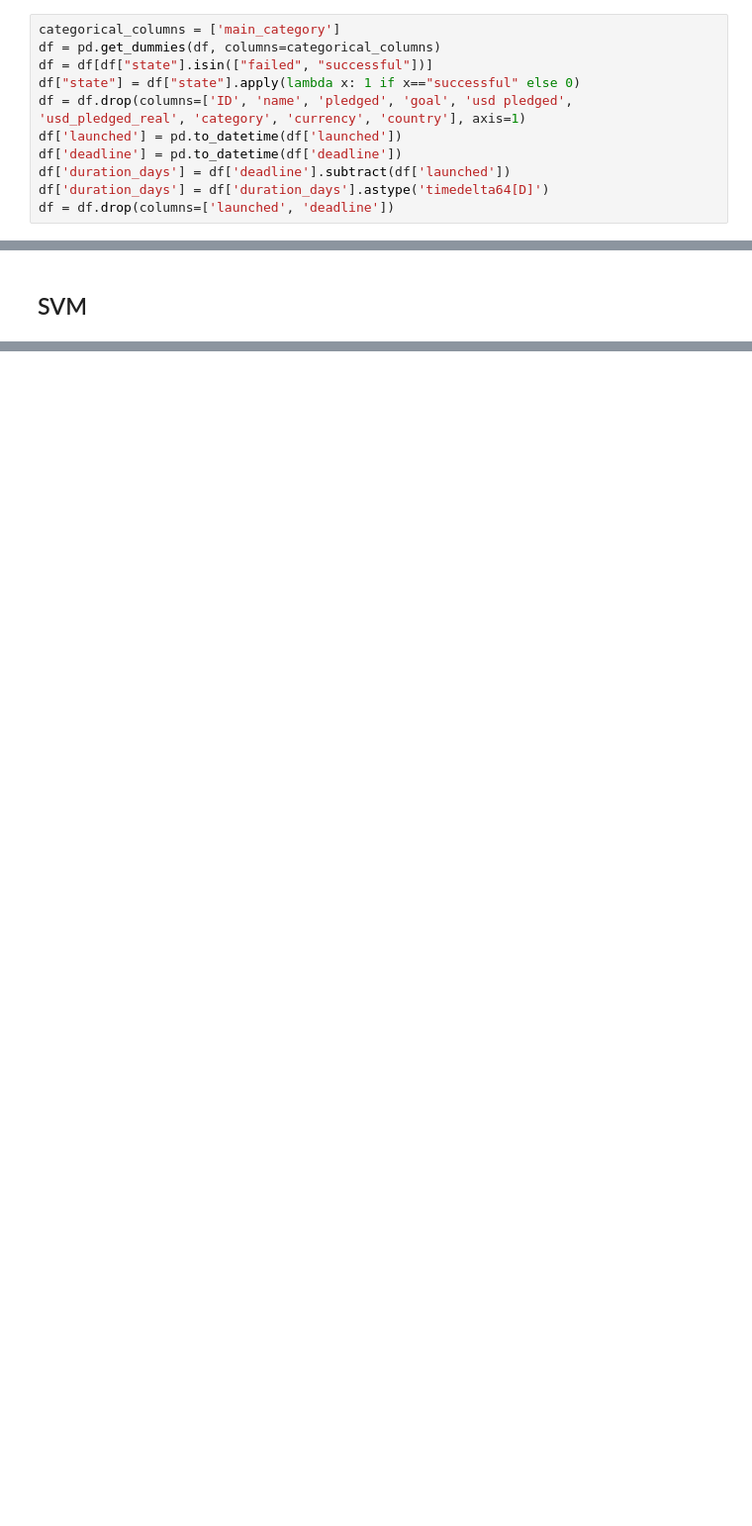
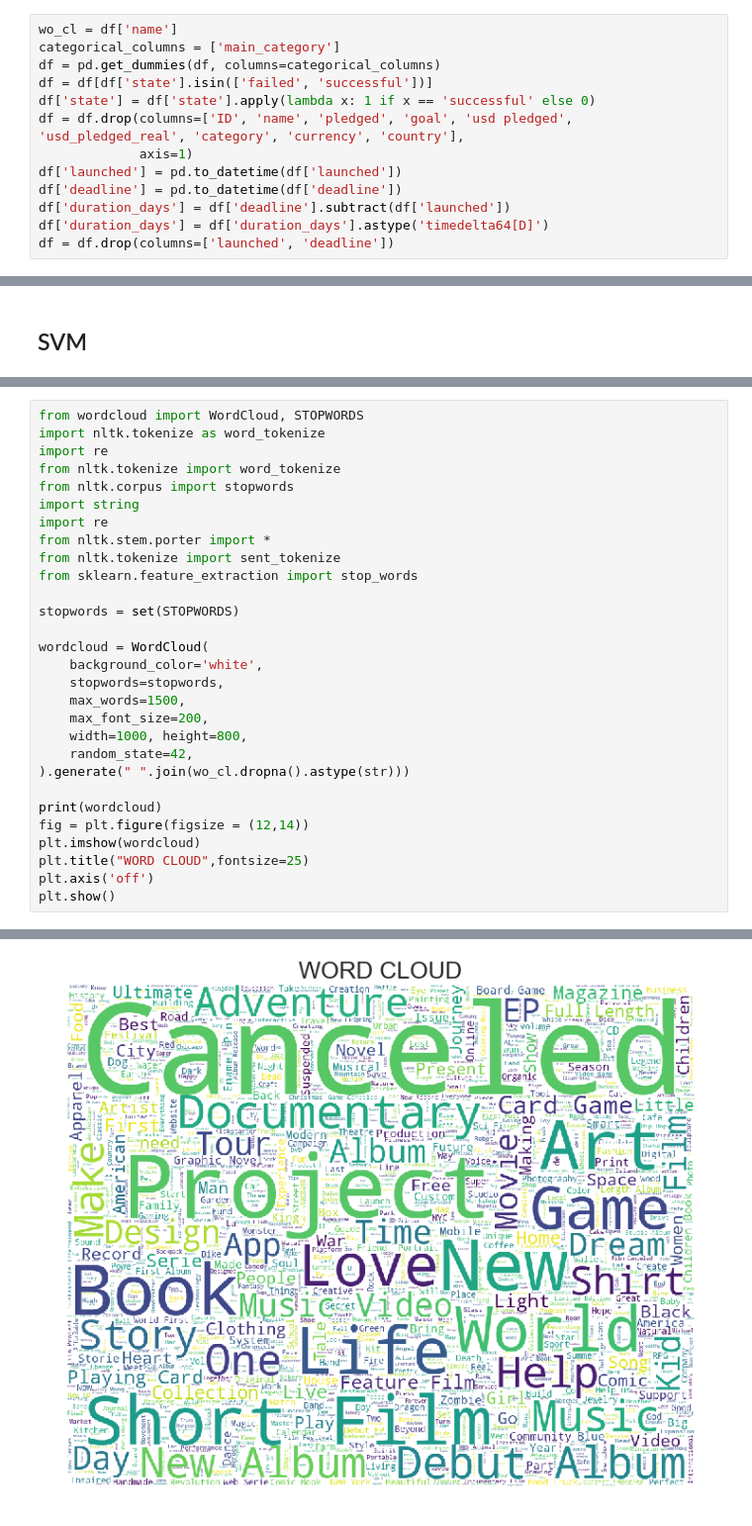
Before and after one commit to infoshareacademy/jdsz2-apacze, a Jupyter notebook: project_ML_kicstarter/Projekt ML.ipynb, the cells around one changed output, grey strips where cells are left out. Shown at 99% size. Cells and saved outputs as stored; diff of their text form; blank space fills up the shorter version.

Commit message:
bag_of_words

```diff
--- a/project_ML_kicstarter/Projekt ML.ipynb
+++ b/project_ML_kicstarter/Projekt ML.ipynb
@@ -117,11 +127,13 @@ plt.show()
 # %% [markdown]
 ## Przygotowanie danych.
 # %%
+wo_cl = df['name']
 categorical_columns = ['main_category']
 df = pd.get_dummies(df, columns=categorical_columns)
-df = df[df["state"].isin(["failed", "successful"])]
-df["state"] = df["state"].apply(lambda x: 1 if x=="successful" else 0)
-df = df.drop(columns=['ID', 'name', 'pledged', 'goal', 'usd pledged', 'usd_pledged_real', 'category', 'currency', 'country'], axis=1)
+df = df[df['state'].isin(['failed', 'successful'])]
+df['state'] = df['state'].apply(lambda x: 1 if x == 'successful' else 0)
+df = df.drop(columns=['ID', 'name', 'pledged', 'goal', 'usd pledged', 'usd_pledged_real', 'category', 'currency', 'country'],
+             axis=1)
 df['launched'] = pd.to_datetime(df['launched'])
 df['deadline'] = pd.to_datetime(df['deadline'])
 df['duration_days'] = df['deadline'].subtract(df['launched'])
@@ -170,0 +257,30 @@ print('svm result avg:\t', cv_svm.mean())
+# %%
+from wordcloud import WordCloud, STOPWORDS
+import nltk.tokenize as word_tokenize
+import re
+from nltk.tokenize import word_tokenize
+from nltk.corpus import stopwords
+import string
+import re
+from nltk.stem.porter import *
+from nltk.tokenize import sent_tokenize
+from sklearn.feature_extraction import stop_words
+
+stopwords = set(STOPWORDS)
+
+wordcloud = WordCloud(
+    background_color='white',
+    stopwords=stopwords,
+    max_words=1500,
+    max_font_size=200,
+    width=1000, height=800,
+    random_state=42,
+).generate(" ".join(wo_cl.dropna().astype(str)))
+
+print(wordcloud)
+fig = plt.figure(figsize = (12,14))
+plt.imshow(wordcloud)
+plt.title("WORD CLOUD",fontsize=25)
+plt.axis('off')
+plt.show()
+# %% [output]
@@ -170,0 +288 @@ print('svm result avg:\t', cv_svm.mean())
+[figure, added]
```
Also changed, not shown: parts of 26 cells of this notebook, 1 other file.
